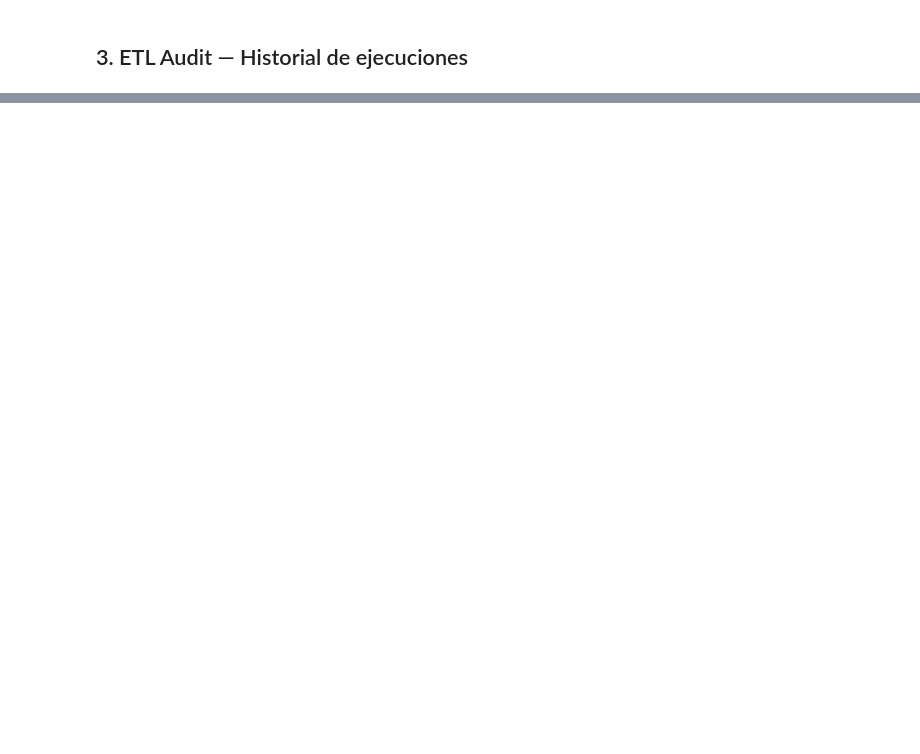
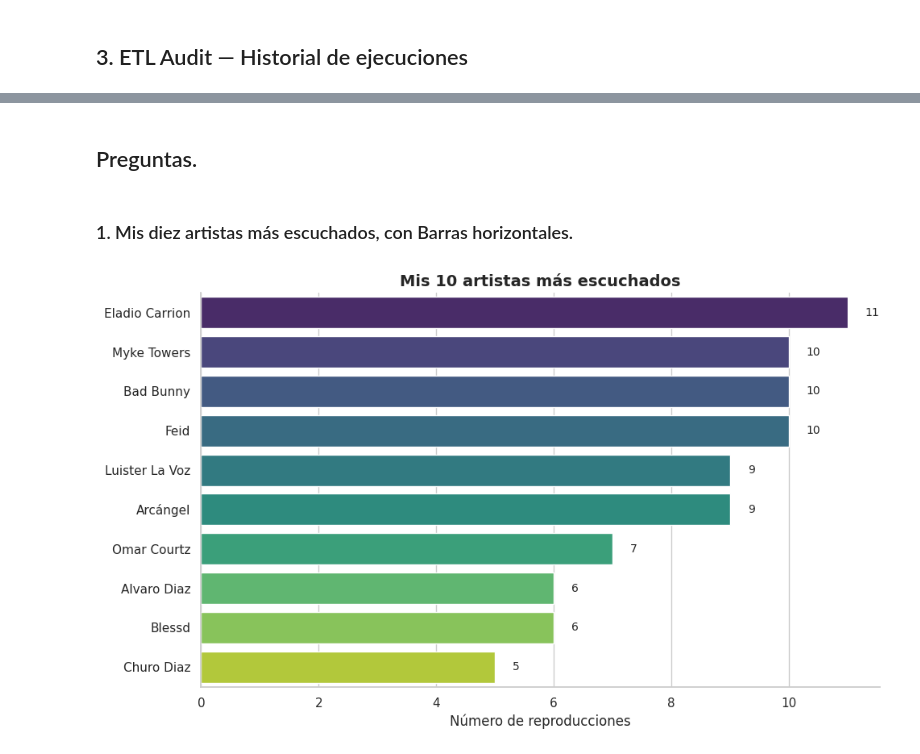
Before and after one commit to sergiovillamizar/dwh-spotify-wrapped, a Jupyter notebook: notebooks/eda_spotify_wrapped.ipynb, the cells around one changed output, grey strips where cells are left out. Saved outputs shown, nothing was run; the diff lists cells and outputs as text; code cells hidden in the pictures; blank space fills up the shorter version.

```diff
--- a/notebooks/eda_spotify_wrapped.ipynb
+++ b/notebooks/eda_spotify_wrapped.ipynb
@@ -140,0 +254,30 @@ el estudiante Didier (Data engineer) realizó la implementación del ETL el día
+# %% [markdown]
+## Preguntas.
+# %% [markdown]
+### 1. Mis diez artistas más escuchados, con Barras horizontales.
+# %%
+import seaborn as sns
+import matplotlib.pyplot as plt
+
+sns.set_theme(style="whitegrid")
+
+# Top 10 por reproducciones TUYAS
+top10 = df_facts['artist_name'].value_counts().head(10).reset_index()
+top10.columns = ['artist', 'plays']
+
+fig, ax = plt.subplots(figsize=(10, 6))
+sns.barplot(data=top10, x='plays', y='artist',
+            hue='artist', palette='viridis', legend=False, ax=ax)
+
+# Conteo al final de cada barra
+for i, v in enumerate(top10['plays']):
+    ax.text(v + 0.3, i, str(v), va='center', fontsize=10)
+
+ax.set_title("Mis 10 artistas más escuchados", fontsize=14, fontweight='bold')
+ax.set_xlabel("Número de reproducciones")
+ax.set_ylabel("")
+sns.despine()
+plt.tight_layout()
+plt.show()
+# %% [output]
+[figure, added]
```
Also changed, not shown: parts of 22 cells of this notebook.
